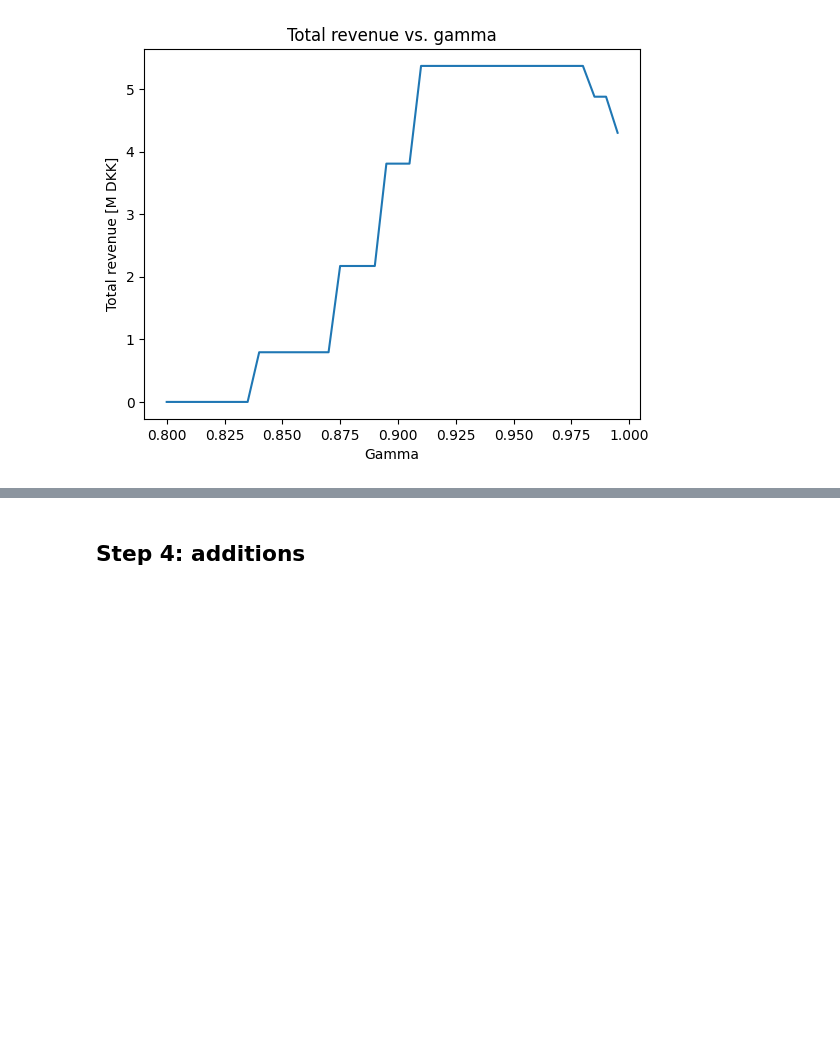
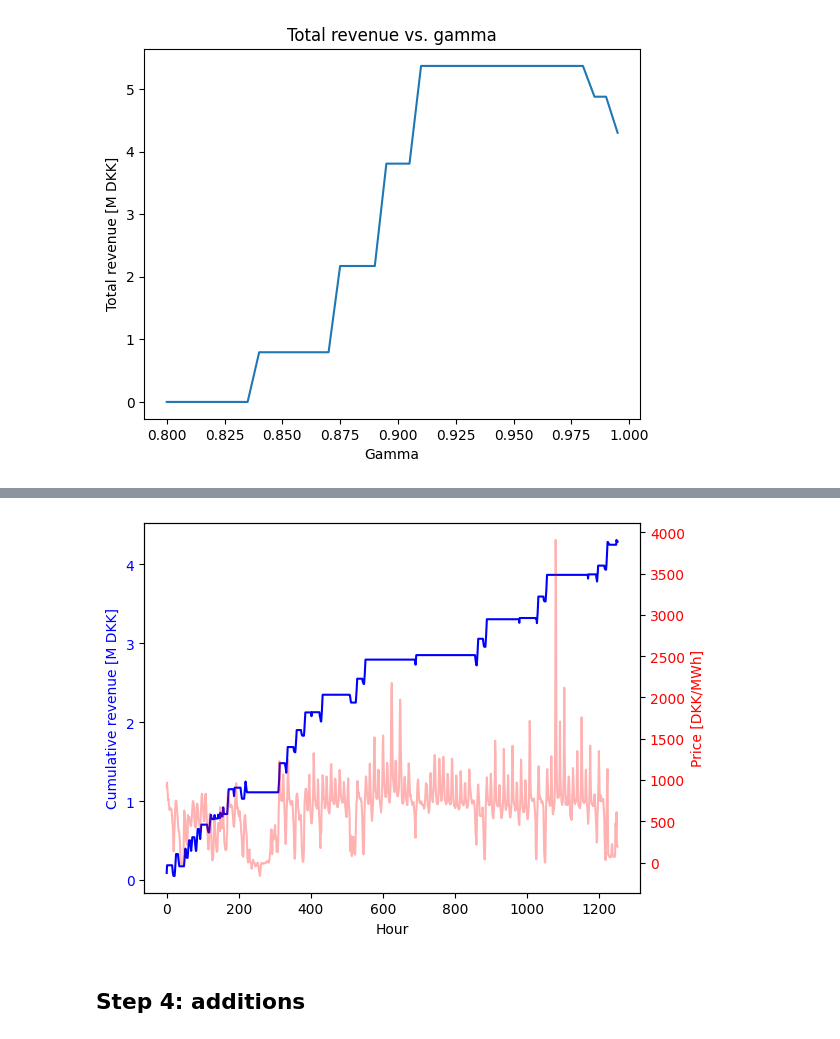
Before and after one commit to JacobSkaarup/46765_assignment3, a Jupyter notebook: main.ipynb, the cells around one changed output, grey strips where cells are left out. Saved outputs shown, nothing was run; the diff lists cells and outputs as text; code cells hidden in the pictures; blank space fills up the shorter version.

```diff
--- a/main.ipynb
+++ b/main.ipynb
@@ -434,6 +445,24 @@ array([['Charge', 'Charge', 'Charge', 'Charge', 'Do nothing'],
        ['Do nothing', 'Discharge', 'Discharge', 'Discharge', 'Discharge'],
        ['Do nothing', 'Discharge', 'Discharge', 'Discharge', 'Discharge']],
       dtype=object)
+# %%
+fig, ax1 = plt.subplots()
+
+# Plot cumulative revenue on the first y-axis
+ax1.plot(np.arange(len(x_test)), np.cumsum(hourly_revenue_test)/1E6, color='b')
+ax1.set_xlabel("Hour")
+ax1.set_ylabel("Cumulative revenue [M DKK]", color='b')
+ax1.tick_params(axis='y', labelcolor='b')
+
+# Create a second y-axis for the price
+ax2 = ax1.twinx()
+ax2.plot(np.arange(len(x_test)), x_test, color='r', alpha = 0.3)
+ax2.set_ylabel("Price [DKK/MWh]", color='r')
+ax2.tick_params(axis='y', labelcolor='r')
+
+plt.show()
+# %% [output]
+[figure, added]
 # %% [markdown]
 ## Step 4: additions
 # %% [markdown]
```
Also changed, not shown: parts of 17 cells of this notebook.
